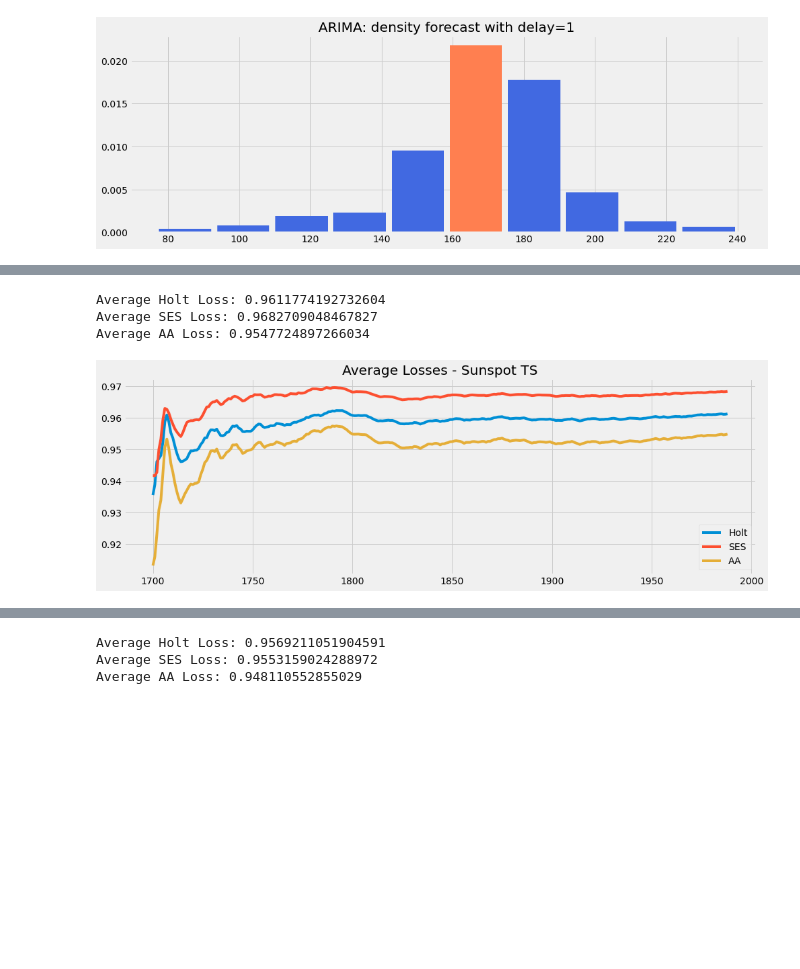
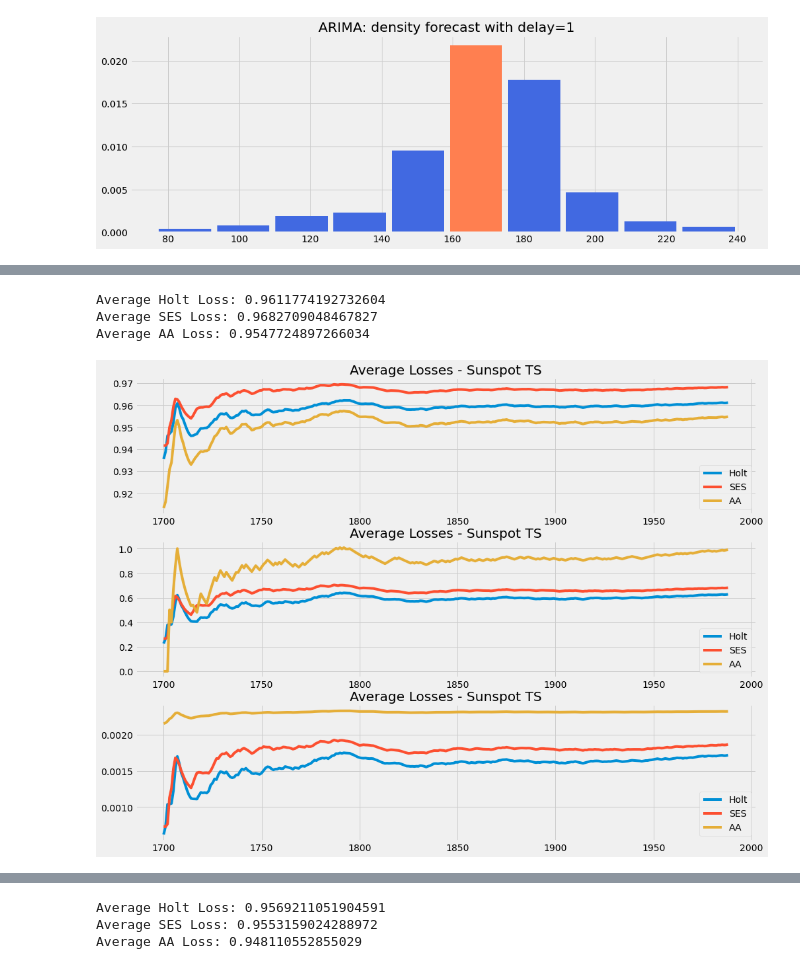
Before and after one commit to aromanenko/AggregatingAlgorithm, a Jupyter notebook: DFA.ipynb, the cells around one changed output, grey strips where cells are left out. Drawn from its saved outputs; the diff is of its cells as text; code cells hidden in the pictures; blank space fills up the shorter version.

Commit message:
new versions of brier loss added

```diff
--- a/DFA.ipynb
+++ b/DFA.ipynb
@@ -294,19 +361,50 @@ for i in range(len(sunspot_ts.values)):
     Holt_losses.append(brier_loss(sunspot_ts.values[i], Holt_preds[i]))
     SES_losses.append((brier_loss(sunspot_ts.values[i], SES_preds[i])))
     AA_losses.append((brier_loss(sunspot_ts.values[i], AA_preds[i])))
+
+theor_bound = np.minimum(Holt_losses, SES_losses) + np.full_like(sunspot_ts.index, np.log(2), dtype=float)
+
+Holt_losses2 = []
+SES_losses2 = []
+AA_losses2 = []
+for i in range(len(sunspot_ts.values)):
+    Holt_losses2.append(brier_loss2(sunspot_ts.values[i], Holt_preds[i]))
+    SES_losses2.append((brier_loss2(sunspot_ts.values[i], SES_preds[i])))
+    AA_losses2.append((brier_loss2(sunspot_ts.values[i], AA_preds2[i])))
+
+Holt_losses3 = []
+SES_losses3 = []
+AA_losses3 = []
+for i in range(len(sunspot_ts.values)):
+    Holt_losses3.append(brier_loss3(sunspot_ts.values[i], Holt_preds[i]))
+    SES_losses3.append((brier_loss3(sunspot_ts.values[i], SES_preds[i])))
+    AA_losses3.append((brier_loss3(sunspot_ts.values[i], AA_preds3[i])))
 # %%
-plt.figure(figsize=(15, 5))
-plt.plot(sunspot_ts.index, np.cumsum(Holt_losses) / list(range(1, len(sunspot_ts.values) + 1)))
-plt.plot(sunspot_ts.index, np.cumsum(SES_losses) / list(range(1, len(sunspot_ts.values) + 1)))
-plt.plot(sunspot_ts.index, np.cumsum(AA_losses) / list(range(1, len(sunspot_ts.values) + 1)))
-plt.title('Average Losses - Sunspot TS')
-plt.legend(['Holt', 'SES', 'AA'], loc='lower right');
+fig, ax = plt.subplots(3, figsize=(15,12))
+
+ax[0].plot(sunspot_ts.index, np.cumsum(Holt_losses) / list(range(1, len(sunspot_ts.values) + 1)))
+ax[0].plot(sunspot_ts.index, np.cumsum(SES_losses) / list(range(1, len(sunspot_ts.values) + 1)))
+ax[0].plot(sunspot_ts.index, np.cumsum(AA_losses) / list(range(1, len(sunspot_ts.values) + 1)))
+ax[0].set_title('Average Losses - Sunspot TS')
+ax[0].legend(['Holt', 'SES', 'AA'], loc='lower right');
+
+ax[1].plot(sunspot_ts.index, np.cumsum(Holt_losses2) / list(range(1, len(sunspot_ts.values) + 1)))
+ax[1].plot(sunspot_ts.index, np.cumsum(SES_losses2) / list(range(1, len(sunspot_ts.values) + 1)))
+ax[1].plot(sunspot_ts.index, np.cumsum(AA_losses2) / list(range(1, len(sunspot_ts.values) + 1)))
+ax[1].set_title('Average Losses - Sunspot TS')
+ax[1].legend(['Holt', 'SES', 'AA'], loc='lower right');
+
+ax[2].plot(sunspot_ts.index, np.cumsum(Holt_losses3) / list(range(1, len(sunspot_ts.values) + 1)))
+ax[2].plot(sunspot_ts.index, np.cumsum(SES_losses3) / list(range(1, len(sunspot_ts.values) + 1)))
+ax[2].plot(sunspot_ts.index, np.cumsum(AA_losses3) / list(range(1, len(sunspot_ts.values) + 1)))
+ax[2].set_title('Average Losses - Sunspot TS')
+ax[2].legend(['Holt', 'SES', 'AA'], loc='lower right');
 
 print(f'Average Holt Loss: {np.mean(Holt_losses)}')
 print(f'Average SES Loss: {np.mean(SES_losses)}')
 print(f'Average AA Loss: {np.mean(AA_losses)}')
 # %% [output]
 Average Holt Loss: 0.9611774192732604
 Average SES Loss: 0.9682709048467827
 Average AA Loss: 0.9547724897266034
-[figure, old version]
+[figure, new version]
```
Also changed, not shown: parts of 32 cells of this notebook.
